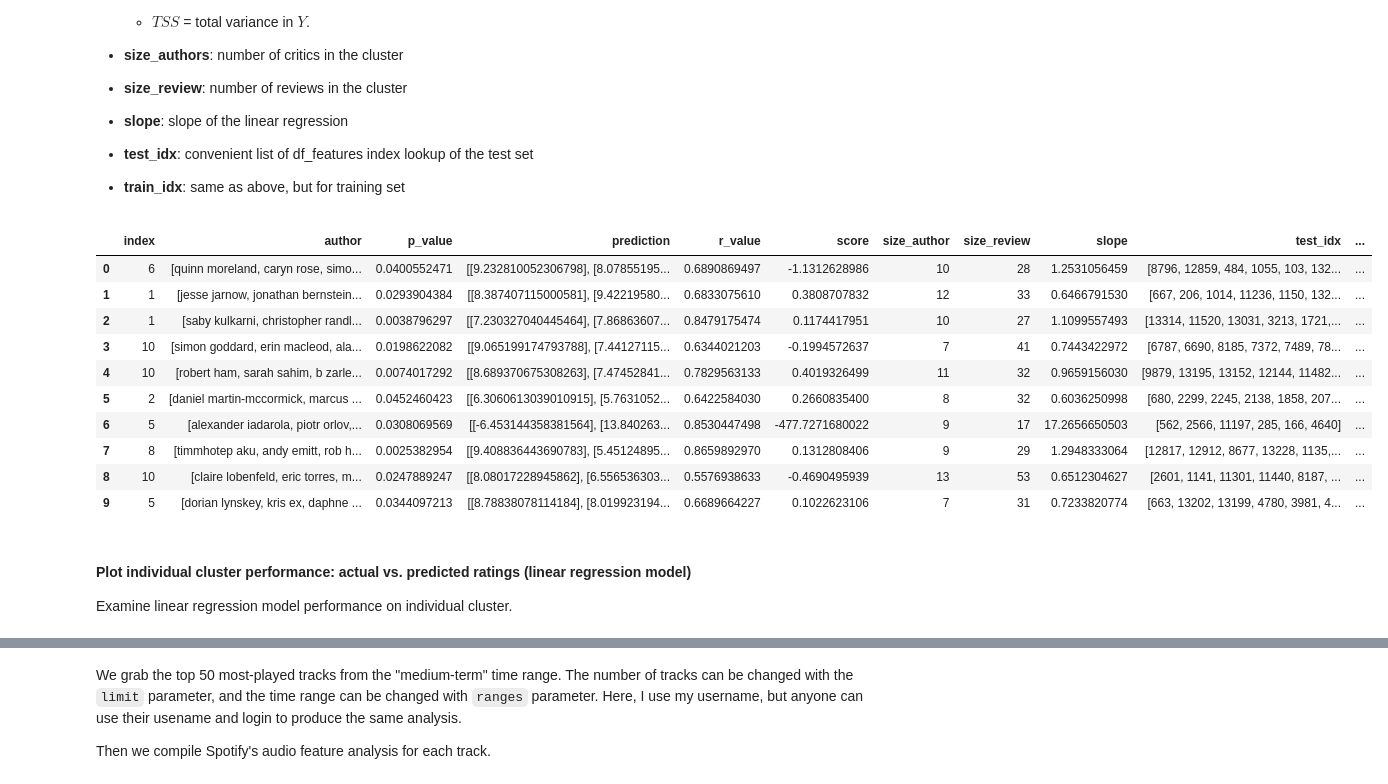
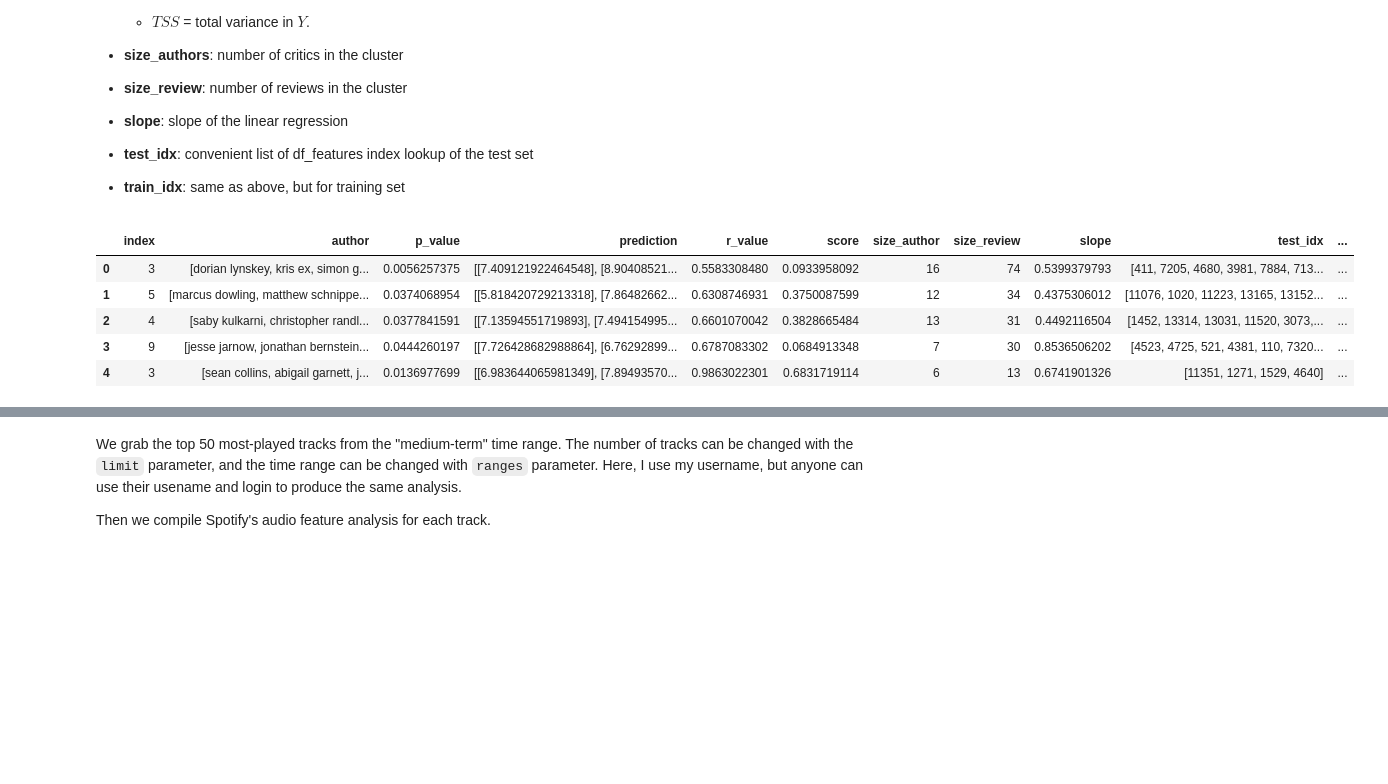
Before and after one commit to diana-xie/spotify_pitchfork_recommendations, a Jupyter notebook: DataClustering/data_clustering.ipynb, the cells around one changed output, grey strips where cells are left out. Drawn from its saved outputs; the diff is of its cells as text; code cells hidden in the pictures; blank space fills up the shorter version.

```diff
--- a/DataClustering/data_clustering.ipynb
+++ b/DataClustering/data_clustering.ipynb
@@ -392,10 +390,12 @@ Recall criteria set for "best performing" clusters in data_EDA notebook.
 # %%
 limit_size_reviews = 10
 limit_size_authors = 6
-limit_r_values = 0.5
-limit_slope = 0.5
+limit_r_values = 0.4
+limit_slope = 0.4
 limit_pvalue = 0.05
+limit_score = 0.7
 
+# full list of features:
 #features = ['acousticness', 'danceability', 'duration_ms', 'energy', 'instrumentalness',
 #                'key', 'liveness', 'loudness', 'mode', 'speechiness', 'tempo', 'time_signature',
 #                'valence', 'popularity']
@@ -406,3 +410,13 @@ features = ['acousticness', 'danceability', 'energy', 'instrumentalness',
+# %%
+import random
+
+X_iter = pd.DataFrame.copy(X)
+
+holdout = random.sample(range(len(X)+1), round(len(X)*.2))
+holdout = [X.index.tolist()[a] for a in holdout] # list of holdout critics
+keep = [a for a in X_iter.index.tolist() if a not in holdout] # list of critics to keep in sample to cluster
+
+X_iter = X_iter.loc[keep]
 # %% [markdown]
 #### Perform KMeans iteratively
 
@@ -426,11 +440,10 @@ To pick best clusters and compile. Result is dataframe, `df_bestclusters`, a com
 - <b>train_idx</b>: same as above, but for training set
 # %%
 df_bestclusters = pd.DataFrame()
-X_iter = pd.DataFrame.copy(X)
 
 for random_state in range(0,10000): # try range of random states
 
-    for n_clusters in range(9,13): # try a range of # of clusters
+    for n_clusters in range(5,13): # try a range of # of clusters
         # KMeans
         kmeans = KMeans(n_clusters=n_clusters, random_state=random_state).fit(X_iter)
         labels = kmeans.labels_
@@ -444,45 +457,38 @@ for random_state in range(0,10000): # try range of random states
         # Combine data into temporary dataframe
         df = pd.DataFrame({'slope':slopes, 'r_value': r_values, 'p_value':p_values, 'size_review':sizes,
                            'size_author':size_authors, 'score':scores, 'test_idx':test_idxs,
                            'train_idx':train_idxs, 'author':authors, 'prediction':predictions})
 
         for idx, cluster in df.iterrows():
 
             if cluster['r_value'] < limit_r_values:
                 continue
             if cluster['slope'] < limit_slope:
                 continue
             if cluster['size_author'] < limit_size_authors:
                 continue
             if cluster['p_value'] > limit_pvalue:
                 continue
+            if abs(cluster['score']) > limit_score:
+                continue
 
             cluster = df.iloc[idx]
 
             X_iter = X_iter.drop(index=cluster['author'].tolist()) # accept cluster & remove its authors from next KMeans iteration to avoid resampling
             if df_bestclusters.empty is True:
                 df_bestclusters = pd.DataFrame(columns=cluster.index.tolist())
 
             df_bestclusters = df_bestclusters.append(cluster)
 
             if len(X_iter) < 10:
                 break
 
 df_bestclusters = df_bestclusters.reset_index()
-df_bestclusters
+df_bestclusters.head()
 # %% [output]
 |  | index | author | p_value | prediction | r_value | score | size_author | size_review | slope | test_idx | ... |
-| 0 | 6 | [quinn moreland, caryn rose, simo... | 0.0400552471 | [[9.232810052306798], [8.07855195... | 0.6890869497 | -1.1312628986 | 10 | 28 | 1.2531056459 | [8796, 12859, 484, 1055, 103, 132... | ... |
-| 1 | 1 | [jesse jarnow, jonathan bernstein... | 0.0293904384 | [[8.387407115000581], [9.42219580... | 0.6833075610 | 0.3808707832 | 12 | 33 | 0.6466791530 | [667, 206, 1014, 11236, 1150, 132... | ... |
-| 2 | 1 | [saby kulkarni, christopher randl... | 0.0038796297 | [[7.230327040445464], [7.86863607... | 0.8479175474 | 0.1174417951 | 10 | 27 | 1.1099557493 | [13314, 11520, 13031, 3213, 1721,... | ... |
-| 3 | 10 | [simon goddard, erin macleod, ala... | 0.0198622082 | [[9.065199174793788], [7.44127115... | 0.6344021203 | -0.1994572637 | 7 | 41 | 0.7443422972 | [6787, 6690, 8185, 7372, 7489, 78... | ... |
-| 4 | 10 | [robert ham, sarah sahim, b zarle... | 0.0074017292 | [[8.689370675308263], [7.47452841... | 0.7829563133 | 0.4019326499 | 11 | 32 | 0.9659156030 | [9879, 13195, 13152, 12144, 11482... | ... |
-| 5 | 2 | [daniel martin-mccormick, marcus ... | 0.0452460423 | [[6.3060613039010915], [5.7631052... | 0.6422584030 | 0.2660835400 | 8 | 32 | 0.6036250998 | [680, 2299, 2245, 2138, 1858, 207... | ... |
-| 6 | 5 | [alexander iadarola, piotr orlov,... | 0.0308069569 | [[-6.453144358381564], [13.840263... | 0.8530447498 | -477.7271680022 | 9 | 17 | 17.2656650503 | [562, 2566, 11197, 285, 166, 4640] | ... |
-| 7 | 8 | [timmhotep aku, andy emitt, rob h... | 0.0025382954 | [[9.408836443690783], [5.45124895... | 0.8659892970 | 0.1312808406 | 9 | 29 | 1.2948333064 | [12817, 12912, 8677, 13228, 1135,... | ... |
-| 8 | 10 | [claire lobenfeld, eric torres, m... | 0.0247889247 | [[8.08017228945862], [6.556536303... | 0.5576938633 | -0.4690495939 | 13 | 53 | 0.6512304627 | [2601, 1141, 11301, 11440, 8187, ... | ... |
-| 9 | 5 | [dorian lynskey, kris ex, daphne ... | 0.0344097213 | [[8.78838078114184], [8.019923194... | 0.6689664227 | 0.1022623106 | 7 | 31 | 0.7233820774 | [663, 13202, 13199, 4780, 3981, 4... | ... |
+| 0 | 3 | [dorian lynskey, kris ex, simon g... | 0.0056257375 | [[7.409121922464548], [8.90408521... | 0.5583308480 | 0.0933958092 | 16 | 74 | 0.5399379793 | [411, 7205, 4680, 3981, 7884, 713... | ... |
+| 1 | 5 | [marcus dowling, matthew schnippe... | 0.0374068954 | [[5.818420729213318], [7.86482662... | 0.6308746931 | 0.3750087599 | 12 | 34 | 0.4375306012 | [11076, 1020, 11223, 13165, 13152... | ... |
+| 2 | 4 | [saby kulkarni, christopher randl... | 0.0377841591 | [[7.13594551719893], [7.494154995... | 0.6601070042 | 0.3828665484 | 13 | 31 | 0.4492116504 | [1452, 13314, 13031, 11520, 3073,... | ... |
+| 3 | 9 | [jesse jarnow, jonathan bernstein... | 0.0444260197 | [[7.726428682988864], [6.76292899... | 0.6787083302 | 0.0684913348 | 7 | 30 | 0.8536506202 | [4523, 4725, 521, 4381, 110, 7320... | ... |
+| 4 | 3 | [sean collins, abigail garnett, j... | 0.0136977699 | [[6.983644065981349], [7.89493570... | 0.9863022301 | 0.6831719114 | 6 | 13 | 0.6741901326 | [11351, 1271, 1529, 4640] | ... |
-# %% [markdown]
-#### Plot individual cluster performance: actual vs. predicted ratings (linear regression model)
-
-Examine linear regression model performance on individual cluster.
```
Also changed, not shown: parts of 21 cells of this notebook, 4 other files.
